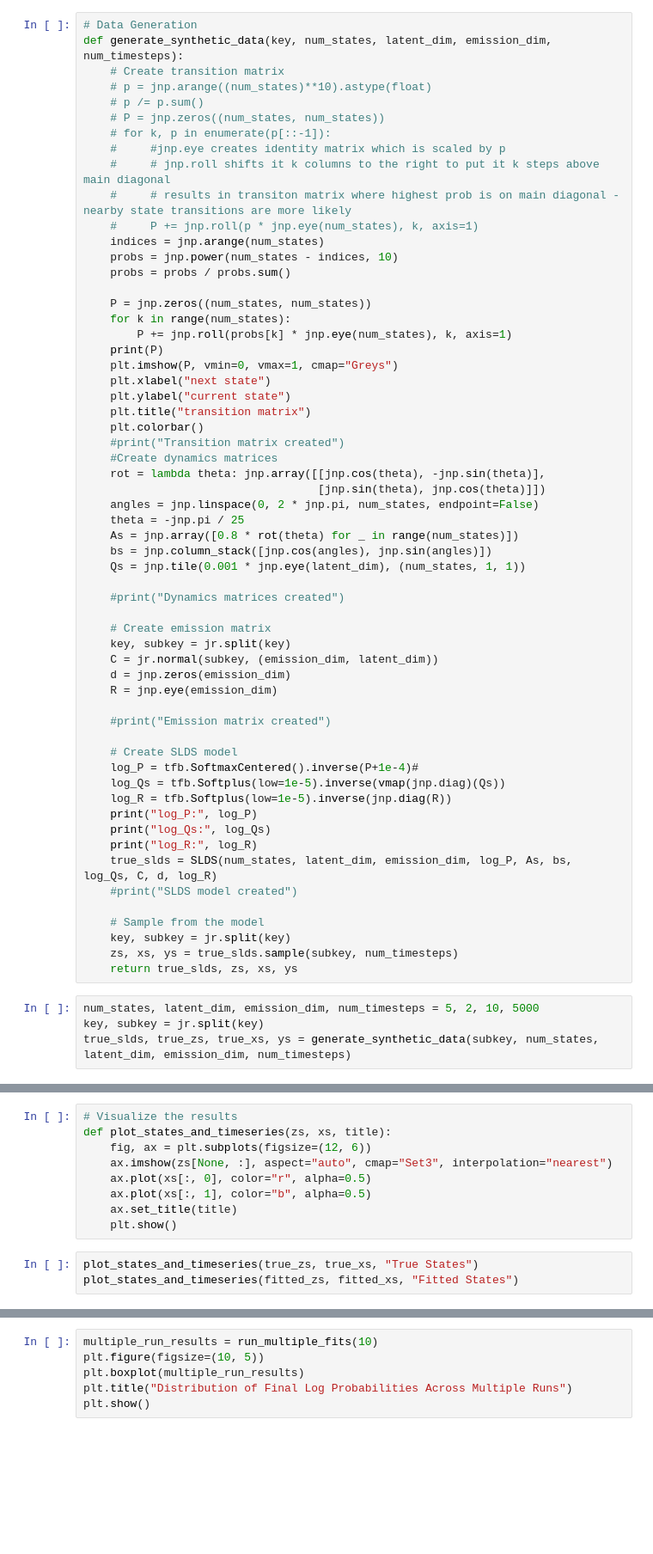
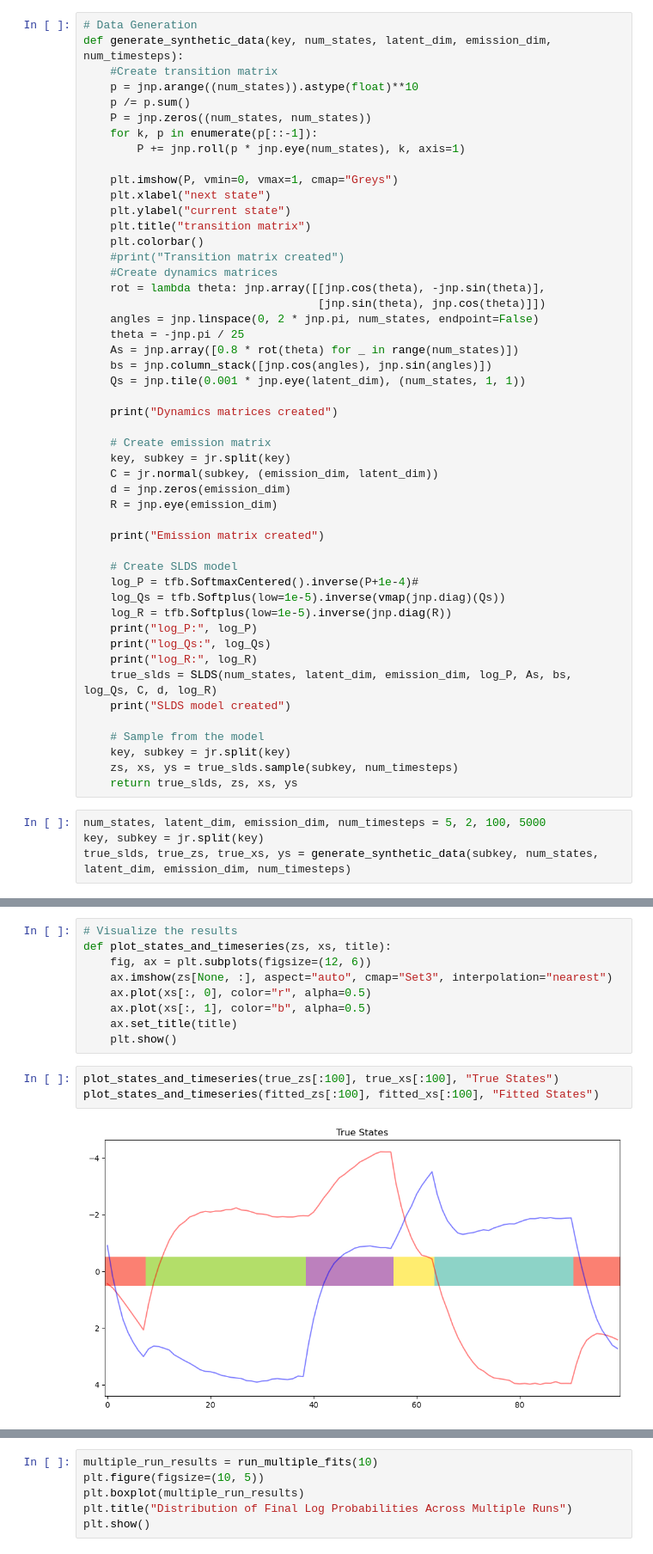
Before and after one commit to lindermanlab/dynamax-slds, a Jupyter notebook: dynamax/slds_eqx/gibbs_testing.ipynb, the cells around one changed output, grey strips where cells are left out. Shown at 86% size. Cells and saved outputs as stored; diff of their text form; blank space fills up the shorter version.

```diff
--- a/dynamax/slds_eqx/gibbs_testing.ipynb
+++ b/dynamax/slds_eqx/gibbs_testing.ipynb
@@ -58,23 +36,13 @@ def create_transition_matrix(num_states):
 # %%
 # Data Generation
 def generate_synthetic_data(key, num_states, latent_dim, emission_dim, num_timesteps):
-    # Create transition matrix
-    # p = jnp.arange((num_states)**10).astype(float)
-    # p /= p.sum()
-    # P = jnp.zeros((num_states, num_states))
-    # for k, p in enumerate(p[::-1]):
-    #     #jnp.eye creates identity matrix which is scaled by p
-    #     # jnp.roll shifts it k columns to the right to put it k steps above main diagonal
-    #     # results in transiton matrix where highest prob is on main diagonal - nearby state transitions are more likely
-    #     P += jnp.roll(p * jnp.eye(num_states), k, axis=1)
-    indices = jnp.arange(num_states)
-    probs = jnp.power(num_states - indices, 10)
-    probs = probs / probs.sum()
+    #Create transition matrix
+    p = jnp.arange((num_states)).astype(float)**10
+    p /= p.sum()
+    P = jnp.zeros((num_states, num_states))
+    for k, p in enumerate(p[::-1]):
+        P += jnp.roll(p * jnp.eye(num_states), k, axis=1)
 
-    P = jnp.zeros((num_states, num_states))
-    for k in range(num_states):
-        P += jnp.roll(probs[k] * jnp.eye(num_states), k, axis=1)
-    print(P)
     plt.imshow(P, vmin=0, vmax=1, cmap="Greys")
     plt.xlabel("next state")
     plt.ylabel("current state")
@@ -90,7 +58,7 @@ def generate_synthetic_data(key, num_states, latent_dim, emission_dim, num_times
     bs = jnp.column_stack([jnp.cos(angles), jnp.sin(angles)])
     Qs = jnp.tile(0.001 * jnp.eye(latent_dim), (num_states, 1, 1))
 
-    #print("Dynamics matrices created")
+    print("Dynamics matrices created")
 
     # Create emission matrix
     key, subkey = jr.split(key)
@@ -98,7 +66,7 @@ def generate_synthetic_data(key, num_states, latent_dim, emission_dim, num_times
     d = jnp.zeros(emission_dim)
     R = jnp.eye(emission_dim)
 
-    #print("Emission matrix created")
+    print("Emission matrix created")
 
     # Create SLDS model
     log_P = tfb.SoftmaxCentered().inverse(P+1e-4)#
@@ -108,14 +76,14 @@ def generate_synthetic_data(key, num_states, latent_dim, emission_dim, num_times
     print("log_Qs:", log_Qs)
     print("log_R:", log_R)
     true_slds = SLDS(num_states, latent_dim, emission_dim, log_P, As, bs, log_Qs, C, d, log_R)
-    #print("SLDS model created")
+    print("SLDS model created")
 
     # Sample from the model
     key, subkey = jr.split(key)
     zs, xs, ys = true_slds.sample(subkey, num_timesteps)
     return true_slds, zs, xs, ys
 # %%
-num_states, latent_dim, emission_dim, num_timesteps = 5, 2, 10, 5000
+num_states, latent_dim, emission_dim, num_timesteps = 5, 2, 100, 5000
 key, subkey = jr.split(key)
 true_slds, true_zs, true_xs, ys = generate_synthetic_data(subkey, num_states, latent_dim, emission_dim, num_timesteps)
 # %% [output]
@@ -290,5 +287,7 @@ def plot_states_and_timeseries(zs, xs, title):
     ax.set_title(title)
     plt.show()
 # %%
-plot_states_and_timeseries(true_zs, true_xs, "True States")
-plot_states_and_timeseries(fitted_zs, fitted_xs, "Fitted States")
+plot_states_and_timeseries(true_zs[:100], true_xs[:100], "True States")
+plot_states_and_timeseries(fitted_zs[:100], fitted_xs[:100], "Fitted States")
+# %% [output]
+[figure, added]
```
Also changed, not shown: parts of 14 cells of this notebook, 2 other files.
